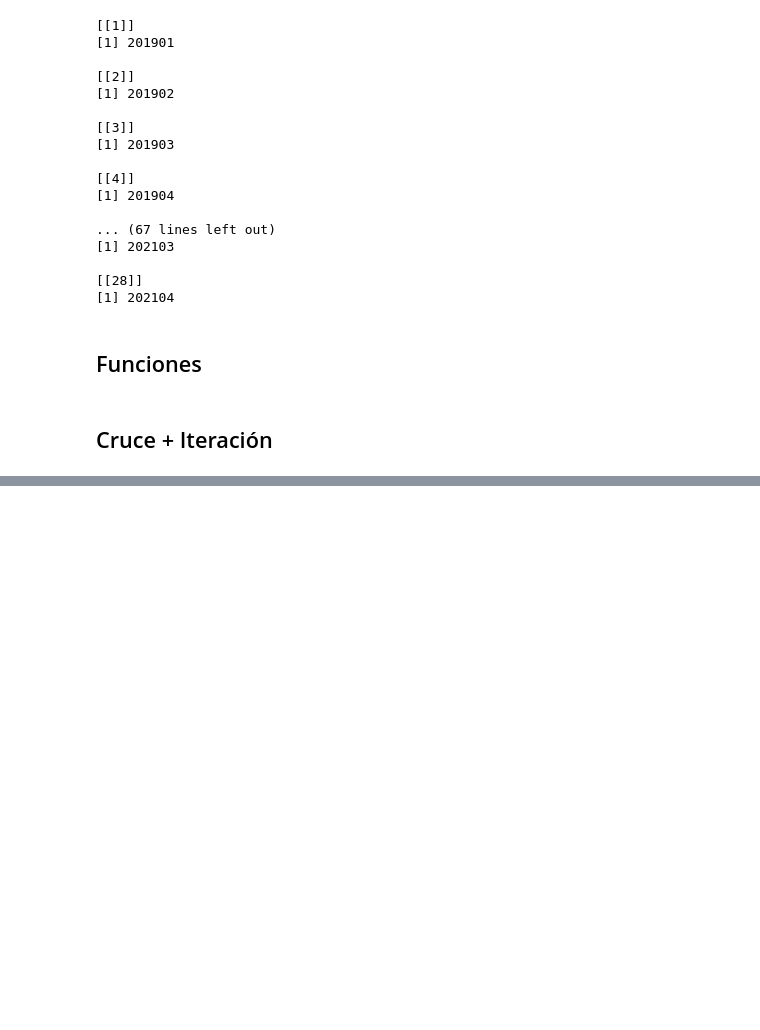
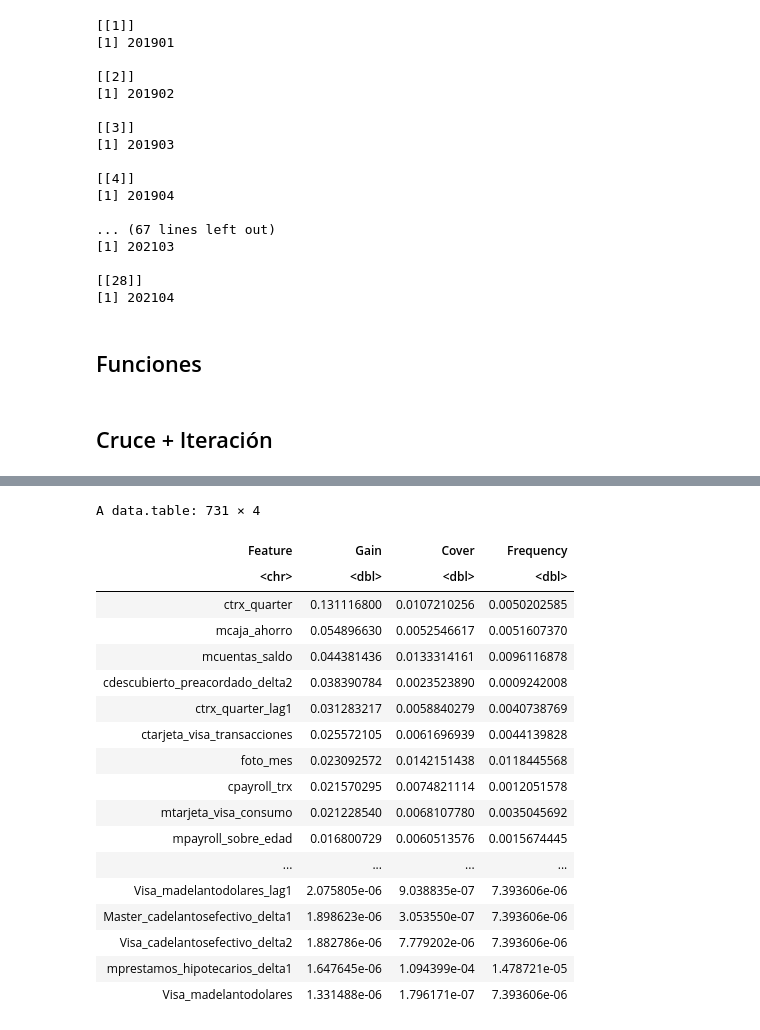
Before and after one commit to josekeh/labo2025ros, a Jupyter notebook: src/workflows/AlgoritmoGenetico.ipynb, the cells around one changed output, grey strips where cells are left out. Cells and saved outputs as stored; diff of their text form; code cells hidden in the pictures; blank space fills up the shorter version.

```diff
--- a/src/workflows/AlgoritmoGenetico.ipynb
+++ b/src/workflows/AlgoritmoGenetico.ipynb
@@ -1039,0 +1070,22 @@ frwite(var_pool,
+# %%
+test
+# %% [output]
+A data.table: 731 × 4
+| Feature | Gain | Cover | Frequency |
+| <chr> | <dbl> | <dbl> | <dbl> |
+| ctrx_quarter | 0.131116800 | 0.0107210256 | 0.0050202585 |
+| mcaja_ahorro | 0.054896630 | 0.0052546617 | 0.0051607370 |
+| mcuentas_saldo | 0.044381436 | 0.0133314161 | 0.0096116878 |
+| cdescubierto_preacordado_delta2 | 0.038390784 | 0.0023523890 | 0.0009242008 |
+| ctrx_quarter_lag1 | 0.031283217 | 0.0058840279 | 0.0040738769 |
+| ctarjeta_visa_transacciones | 0.025572105 | 0.0061696939 | 0.0044139828 |
+| foto_mes | 0.023092572 | 0.0142151438 | 0.0118445568 |
+| cpayroll_trx | 0.021570295 | 0.0074821114 | 0.0012051578 |
+| mtarjeta_visa_consumo | 0.021228540 | 0.0068107780 | 0.0035045692 |
+| mpayroll_sobre_edad | 0.016800729 | 0.0060513576 | 0.0015674445 |
+| ... | ... | ... | ... |
+| Visa_madelantodolares_lag1 | 2.075805e-06 | 9.038835e-07 | 7.393606e-06 |
+| Master_cadelantosefectivo_delta1 | 1.898623e-06 | 3.053550e-07 | 7.393606e-06 |
+| Visa_cadelantosefectivo_delta2 | 1.882786e-06 | 7.779202e-06 | 7.393606e-06 |
+| mprestamos_hipotecarios_delta1 | 1.647645e-06 | 1.094399e-04 | 1.478721e-05 |
+| Visa_madelantodolares | 1.331488e-06 | 1.796171e-07 | 7.393606e-06 |
```
Also changed, not shown: parts of 3 cells of this notebook.
